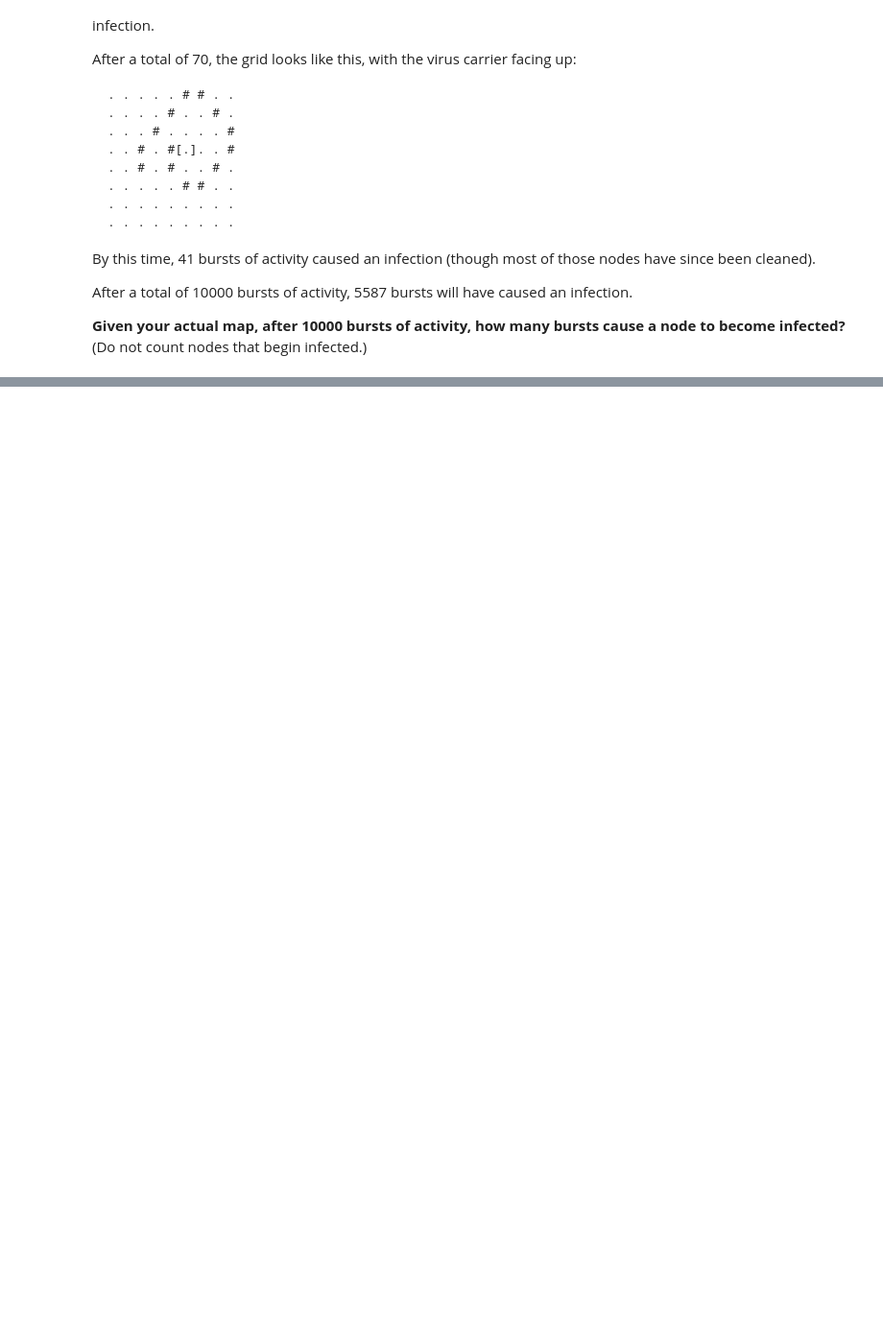
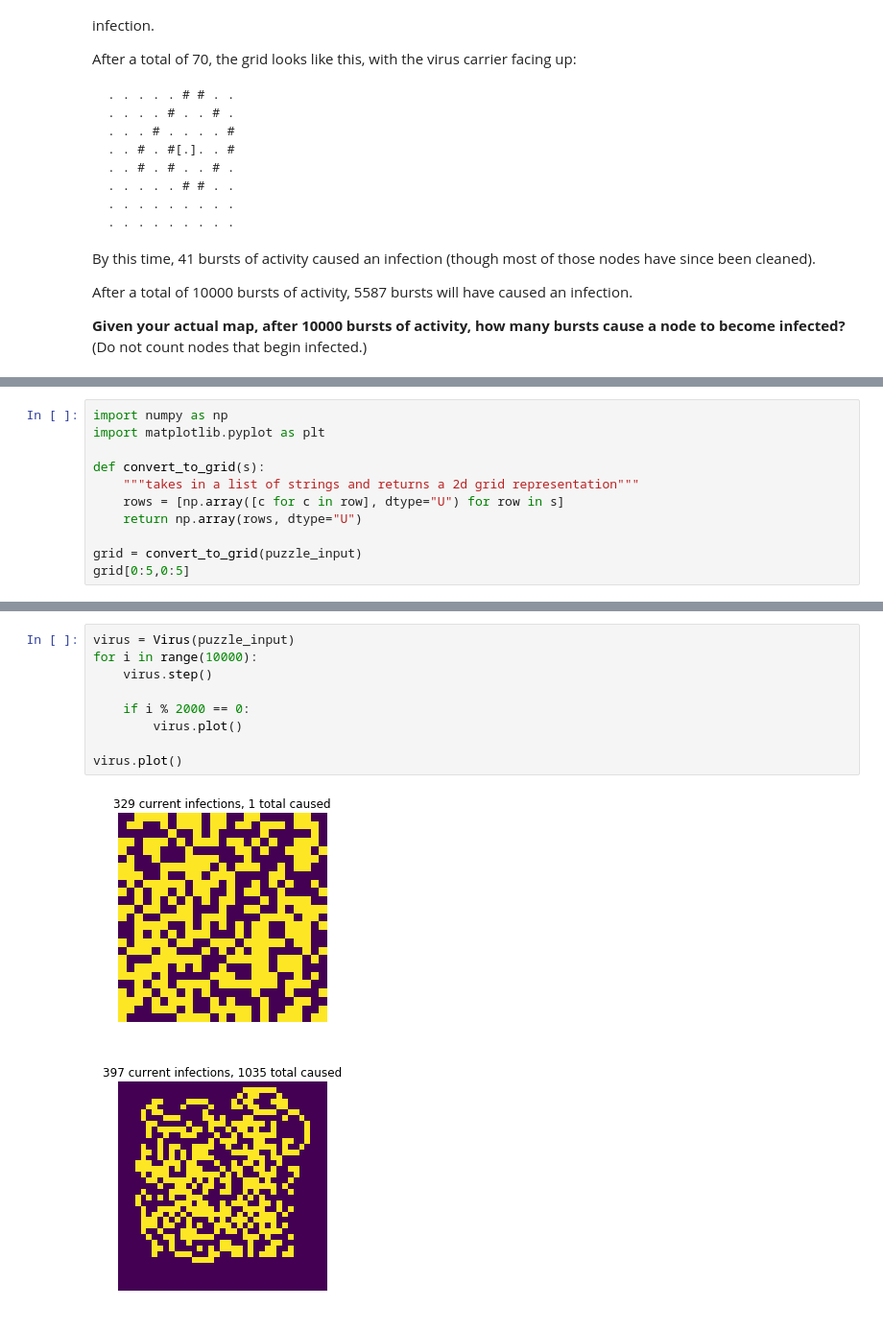
Before and after one commit to khalido/adventofcode, a Jupyter notebook: Day 22 - Sporifica Virus.ipynb, the cells around one changed output, grey strips where cells are left out. Shown at 96% size. Cells and saved outputs as stored; diff of their text form; blank space fills up the shorter version.

```diff
--- a/Day 22 - Sporifica Virus.ipynb
+++ b/Day 22 - Sporifica Virus.ipynb
@@ -133,0 +136,11 @@ puzzle_input[:]
+# %%
+import numpy as np
+import matplotlib.pyplot as plt
+
+def convert_to_grid(s):
+    """takes in a list of strings and returns a 2d grid representation"""
+    rows = [np.array([c for c in row], dtype="U") for row in s]
+    return np.array(rows, dtype="U")
+
+grid = convert_to_grid(puzzle_input)
+grid[0:5,0:5]
@@ -133,0 +231,12 @@ puzzle_input[:]
+# %%
+virus = Virus(puzzle_input)
+for i in range(10000):
+    virus.step()
+
+    if i % 2000 == 0:
+        virus.plot()
+
+virus.plot()
+# %% [output]
+[figure, added]
+[figure, added]
```
Also changed, not shown: parts of 14 cells of this notebook, 1 other file.
